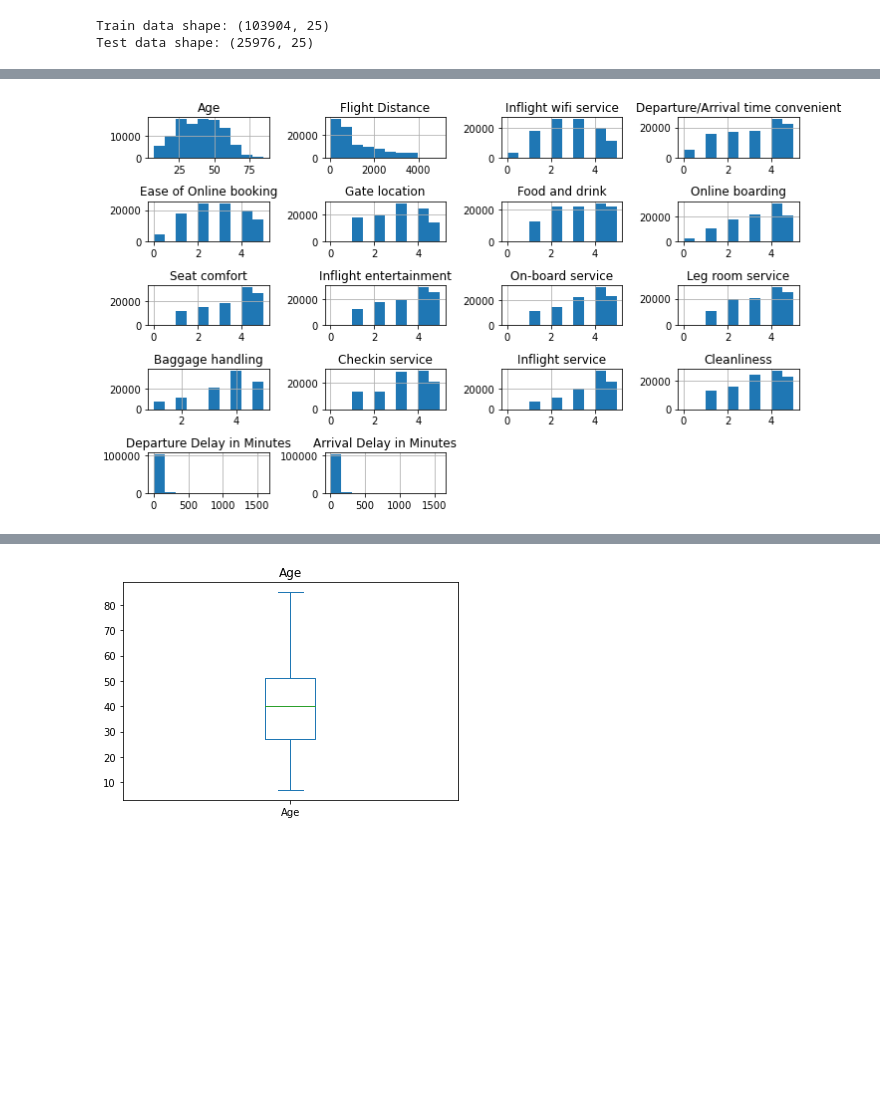
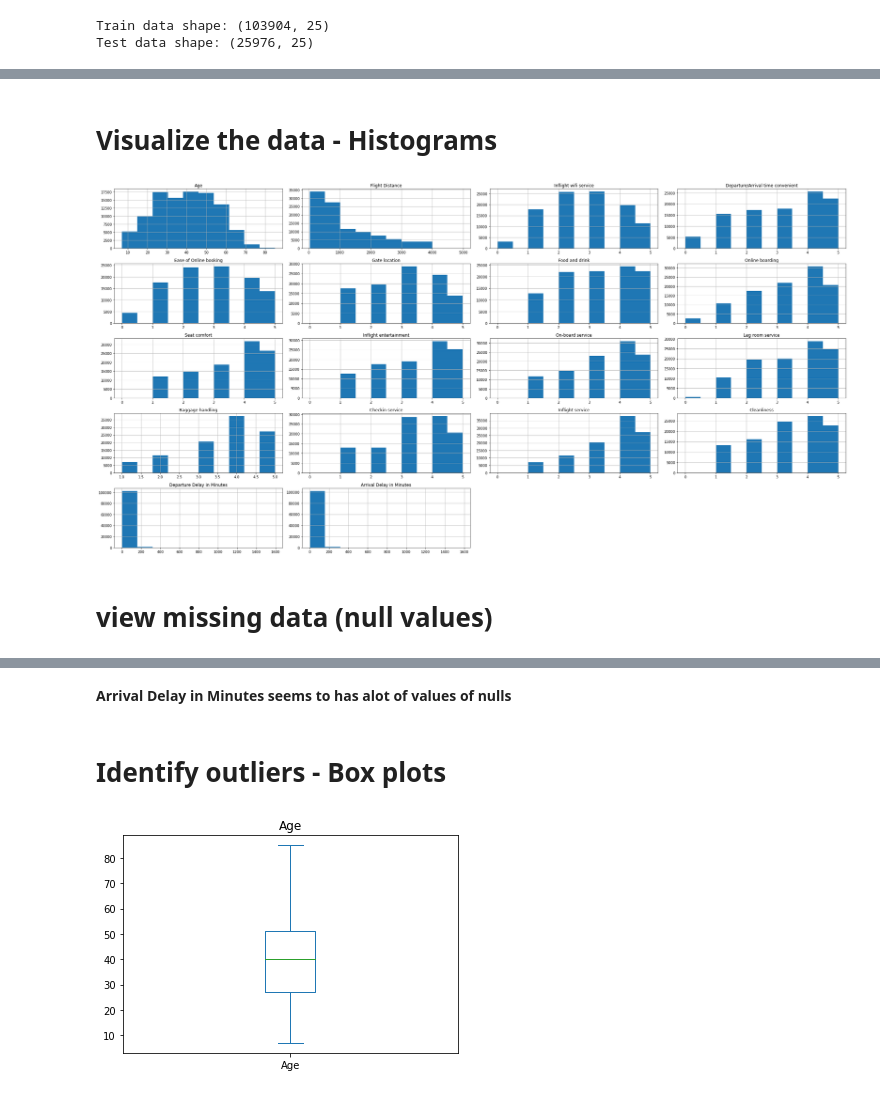
Before and after one commit to norhanreda/Air-line-passenger-satisfaction, a Jupyter notebook: visualisation.ipynb, the cells around one changed output, grey strips where cells are left out. Drawn from its saved outputs; the diff is of its cells as text; code cells hidden in the pictures; blank space fills up the shorter version.

```diff
--- a/visualisation.ipynb
+++ b/visualisation.ipynb
@@ -69,8 +81,12 @@ max                   1592.000000               1584.000000
+# %% [markdown]
+# Visualize the data - Histograms
 # %%
 # Visualize the data - Histograms
-train.hist(figsize=(10, 6))
+train.hist(figsize=(30, 15))
 plt.tight_layout()
 plt.show()
 # %% [output]
-[figure, old version]
+[figure, new version]
+# %% [markdown]
+# view missing data (null values)
 # %%
@@ -94,6 +111,10 @@ Departure Delay in Minutes             0
 Arrival Delay in Minutes             310
 satisfaction                           0
 dtype: int64
+# %% [markdown]
+**Arrival Delay in Minutes  seems to has alot of values of nulls**
+# %% [markdown]
+#  Identify outliers - Box plots
 # %%
 # # Identify outliers - Box plots
 # train.plot(kind='box', figsize=(20, 10))
```
Also changed, not shown: parts of 18 cells of this notebook.
